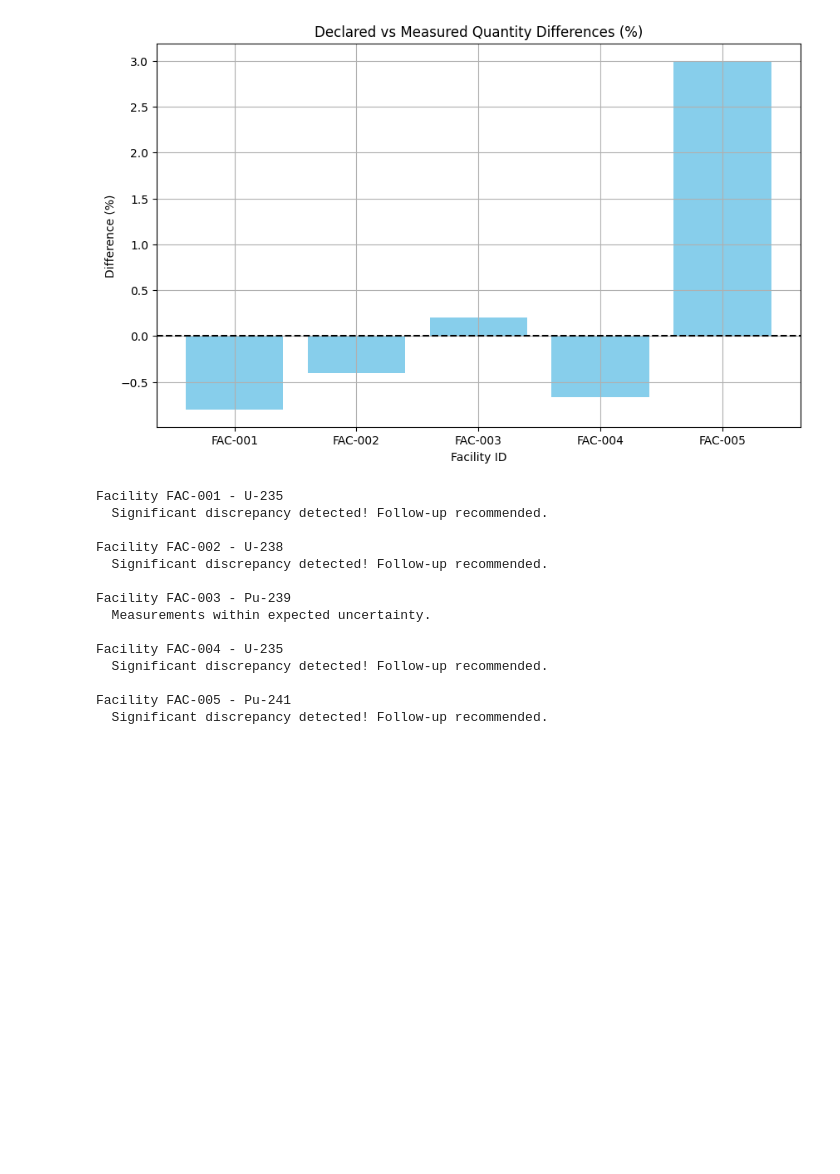
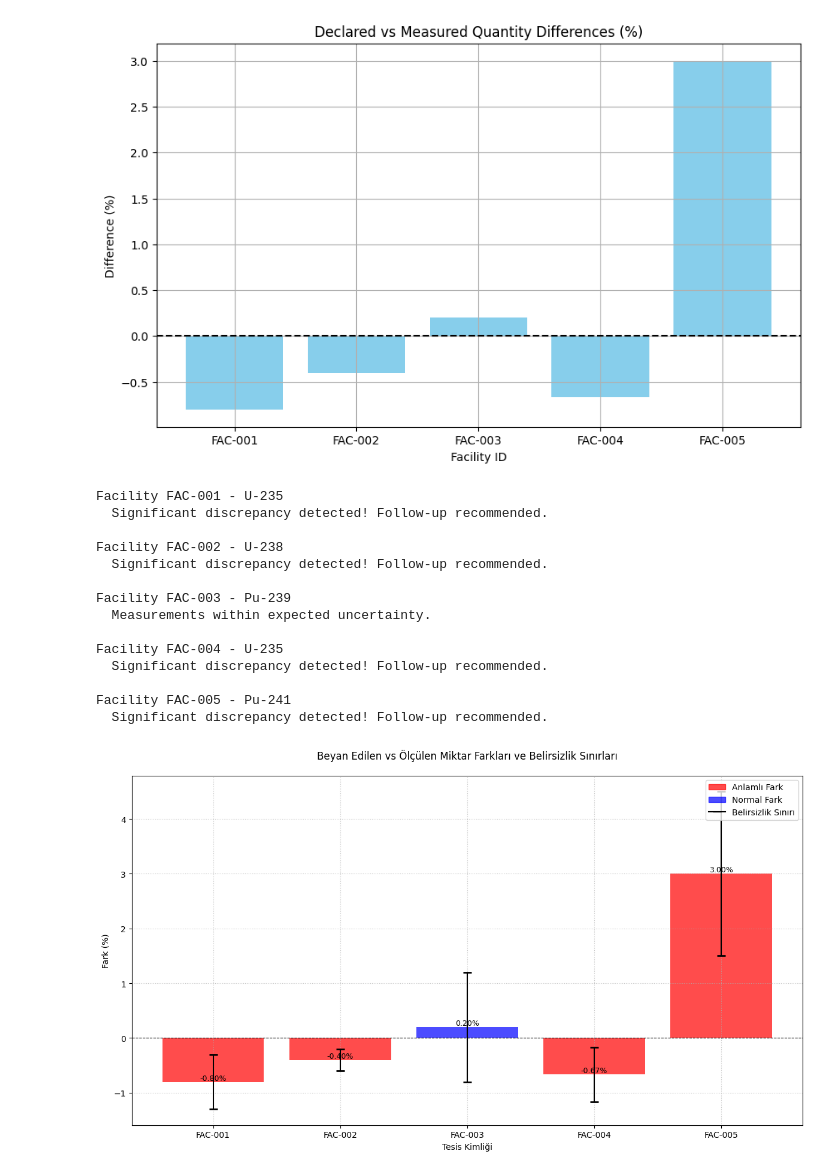
Before and after one commit to naturelle/Facility-Inspection-Analysis, a Jupyter notebook: Facility Inspection Reports (Mock Data).ipynb, the cells around one changed output. Cells and saved outputs as stored; diff of their text form; code cells hidden in the pictures; blank space fills up the shorter version.

Commit message:
Add files via upload
with colored graphic

```diff
--- a/Facility Inspection Reports (Mock Data).ipynb
+++ b/Facility Inspection Reports (Mock Data).ipynb
@@ -80,3 +80,67 @@ Facility FAC-004 - U-235
 
 Facility FAC-005 - Pu-241
   Significant discrepancy detected! Follow-up recommended.
+# %%
+import pandas as pd
+import numpy as np
+import matplotlib.pyplot as plt
+
+# 1. Veri Seti
+data = {
+    'Facility_ID': ['FAC-001', 'FAC-002', 'FAC-003', 'FAC-004', 'FAC-005'],
+    'Material': ['U-235', 'U-238', 'Pu-239', 'U-235', 'Pu-241'],
+    'Declared_Quantity_kg': [100.00, 500.00, 50.00, 75.00, 10.00],
+    'Measured_Quantity_kg': [99.20, 498.00, 50.10, 74.50, 10.30],
+    'Measurement_Uncertainty_percent': [0.5, 0.2, 1.0, 0.5, 1.5]
+}
+
+nuclear_df = pd.DataFrame(data)
+
+# 2. Hesaplamalar
+nuclear_df['Difference_kg'] = nuclear_df['Measured_Quantity_kg'] - nuclear_df['Declared_Quantity_kg']
+nuclear_df['Difference_percent'] = (nuclear_df['Difference_kg'] / nuclear_df['Declared_Quantity_kg']) * 100
+nuclear_df['Uncertainty_Threshold'] = nuclear_df['Declared_Quantity_kg'] * nuclear_df['Measurement_Uncertainty_percent'] / 100
+nuclear_df['Uncertainty_Threshold_percent'] = nuclear_df['Measurement_Uncertainty_percent']
+nuclear_df['Is_Difference_Significant'] = abs(nuclear_df['Difference_kg']) > nuclear_df['Uncertainty_Threshold']
+
+# 3. Gelişmiş Grafik
+plt.figure(figsize=(12, 7))
+
+# Çubuk renklerini anlamlı farka göre belirle (kırmızı: anlamlı, mavi: normal)
+colors = ['red' if x else 'blue' for x in nuclear_df['Is_Difference_Significant']]
+
+# Ana çubuklar (yüzde farkları)
+bars = plt.bar(nuclear_df['Facility_ID'], nuclear_df['Difference_percent'],
+               color=colors, alpha=0.7, label='Ölçüm Farkı (%)')
+
+# Belirsizlik sınırlarını gösteren error bar'lar
+plt.errorbar(nuclear_df['Facility_ID'], nuclear_df['Difference_percent'],
+             yerr=nuclear_df['Uncertainty_Threshold_percent'],
+             fmt='none', ecolor='black', capsize=5, capthick=2,
+             label='Ölçüm Belirsizliği Sınırı')
+
+# Eksenler ve başlık
+plt.axhline(0, color='black', linestyle='--', linewidth=0.8)
+plt.title('Beyan Edilen vs Ölçülen Miktar Farkları ve Belirsizlik Sınırları', pad=20)
+plt.xlabel('Tesis Kimliği')
+plt.ylabel('Fark (%)')
+plt.grid(True, linestyle=':', alpha=0.7)
+
+# Lejant (açıklayıcı bilgi kutusu)
+handles = [plt.Rectangle((0,0),1,1, color='red', alpha=0.7),
+           plt.Rectangle((0,0),1,1, color='blue', alpha=0.7),
+           plt.Line2D([0],[0], color='black', marker='_', markersize=10)]
+labels = ['Anlamlı Fark', 'Normal Fark', 'Belirsizlik Sınırı']
+plt.legend(handles, labels, loc='upper right')
+
+# Değer etiketleri ekleme
+for bar in bars:
+    height = bar.get_height()
+    plt.text(bar.get_x() + bar.get_width()/2., height,
+             f'{height:.2f}%',
+             ha='center', va='bottom', fontsize=9)
+
+plt.tight_layout()
+plt.show()
+# %% [output]
+[figure, added]
```
